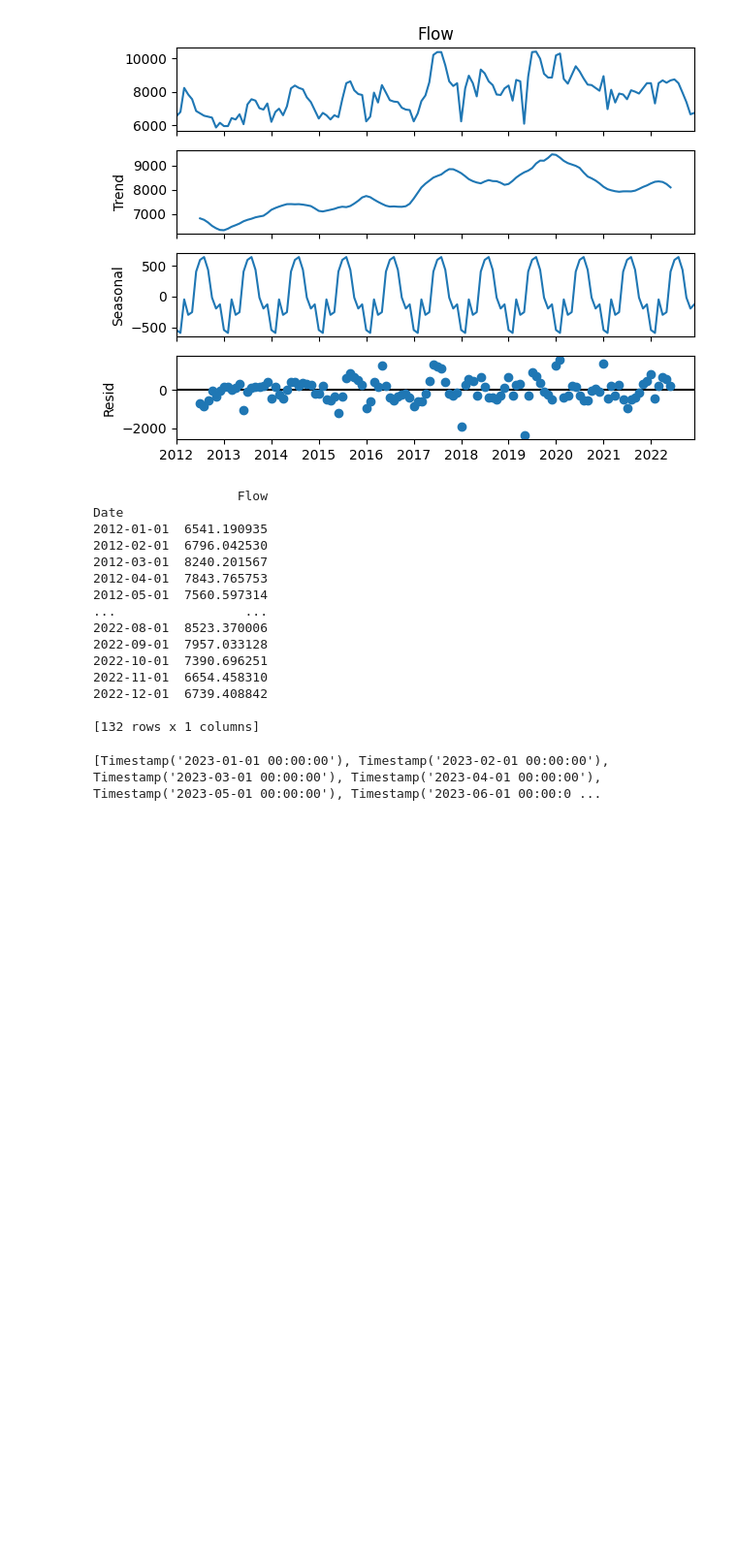
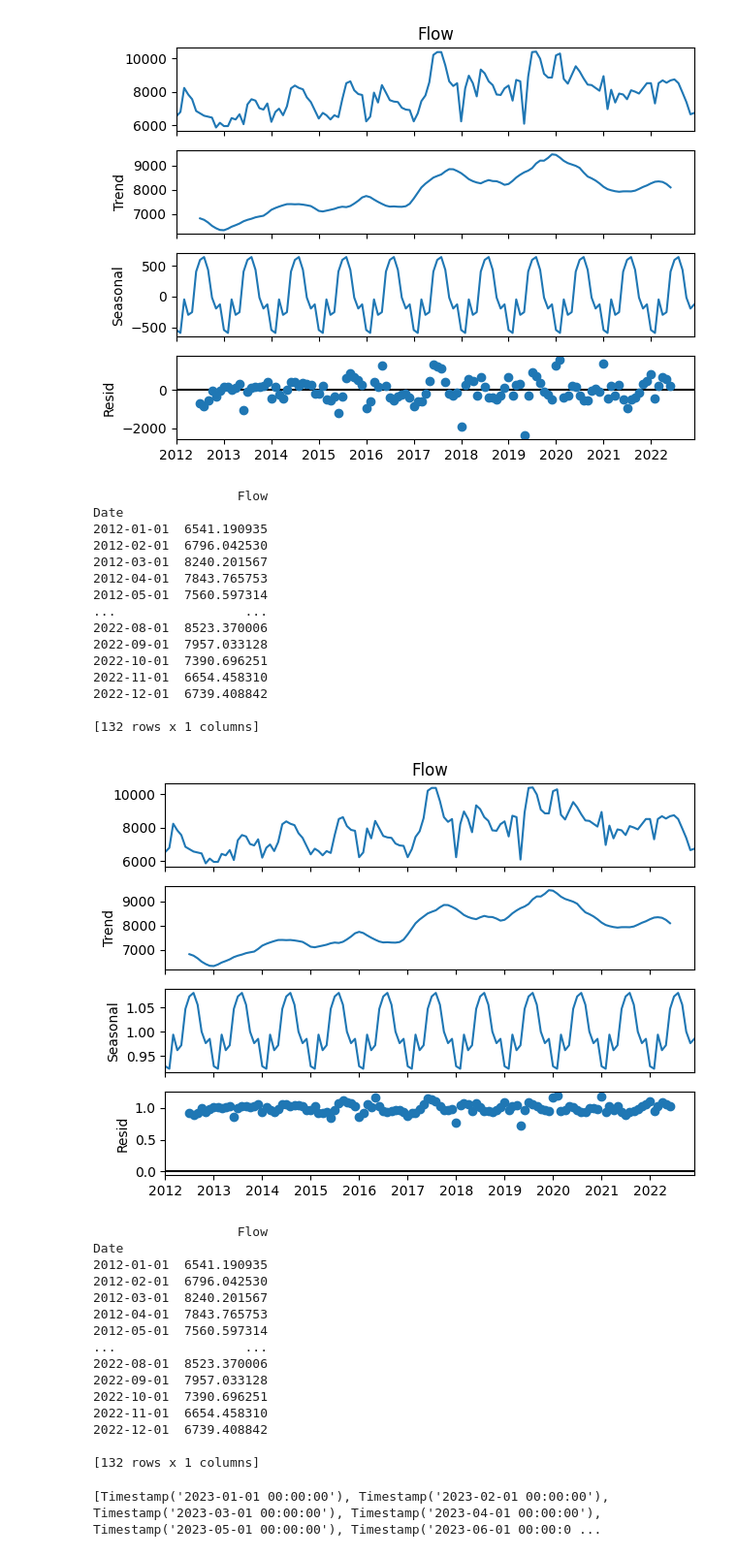
Before and after one commit to zihan-j-zhao/mcm-lake-models, a Jupyter notebook: water_inflow.ipynb, the cells around one changed output. Shown at 97% size. Drawn from its saved outputs; the diff is of its cells as text; code cells hidden in the pictures; blank space fills up the shorter version.

```diff
--- a/water_inflow.ipynb
+++ b/water_inflow.ipynb
@@ -78,6 +78,57 @@ Date
 2022-12-01  6739.408842
 
 [132 rows x 1 columns]
+# %%
+
+data = {
+    "Month": ["Jan", "Feb", "Mar", "Apr", "May", "Jun", "Jul", "Aug", "Sep", "Oct", "Nov", "Dec"],
+    "Year1": [6541.190935, 6796.04253, 8240.201567, 7843.765753,	7560.597314, 6852.676217, 6711.091998, 6569.507779,	6512.874091, 6456.240403, 5861.586682, 6144.755121],
+    "Year2": [5946.537213, 5946.537213, 6427.923559, 6342.973028, 6654.45831, 6059.804589, 7249.112032, 7560.597314, 7475.646783, 7022.577281, 6937.626749, 7305.745719],
+    "Year3": [6201.388808, 6796.04253, 6994.260437, 6597.824623, 7135.844656, 8211.884723, 8381.785787, 8240.201567, 8155.251036, 7673.86469, 7390.696251, 6909.309905],
+    "Year4": [6399.606715, 6739.408842, 6597.824623, 6342.973028, 6597.824623, 6484.557247, 7560.597314, 8523.370006, 8636.637381, 8098.617348, 7872.082597, 7815.448909],
+    "Year5": [6229.705652, 6512.874091, 7957.033128, 7362.379407, 8410.10263, 7957.033128, 7503.963626, 7419.013095, 7390.696251, 7050.894125, 6937.626749, 6909.309905],
+    "Year6": [6229.705652, 6711.091998, 7447.329939, 7787.132065, 8580.003694, 10222.38064, 10392.2817, 10392.2817, 9599.410073, 8636.637381, 8353.468943, 8523.370006],
+    "Year7": [6229.705652, 8211.884723, 8976.439508, 8523.370006, 7730.498377, 9344.558478, 9118.023727, 8636.637381, 8410.10263, 7843.765753, 7815.448909, 8211.884723],
+    "Year8": [8381.785787, 7475.646783, 8721.587913, 8636.637381, 6088.121433, 8919.80582, 10392.2817, 10420.59855, 9995.845887, 9089.706883, 8863.172132, 8863.172132],
+    "Year9": [10194.06379, 10307.33117, 8778.221601, 8495.053162, 9004.756352, 9542.776385, 9231.291103, 8806.538445, 8438.419474, 8410.10263, 8240.201567, 8070.300504],
+    "Year10": [8948.122664, 6965.943593, 8126.934192, 7362.379407, 7900.399441, 7843.765753, 7560.597314, 8098.617348, 8013.666816, 7900.399441, 8211.884723, 8523.370006],
+    "Year11": [8523.370006, 7305.745719, 8523.370006, 8693.271069, 8551.68685, 8693.271069, 8749.904757, 8523.370006, 7957.033128, 7390.696251, 6654.45831, 6739.408842],
+}
+df = pd.DataFrame(data)
+
+
+df_melt = df.melt(id_vars=["Month"], var_name="Year", value_name="Flow")
+df_melt['Date'] = df_melt['Year'].str.extract('(\d+)').astype(int) + 2011
+df_melt['Date'] = df_melt['Date'].astype(str) + '-' + df_melt['Month']
+df_melt['Date'] = pd.to_datetime(df_melt['Date'], format='%Y-%b')
+
+df_melt.set_index('Date', inplace=True)
+df_melt.drop(columns=['Month', 'Year'], inplace=True)
+
+df_melt.sort_index(inplace=True)
+
+result = seasonal_decompose(df_melt['Flow'], model='multiplicative', period=12)
+
+result.plot()
+plt.show()
+print(df_melt)
+# %% [output]
+[figure, added]
+                   Flow
+Date
+2012-01-01  6541.190935
+2012-02-01  6796.042530
+2012-03-01  8240.201567
+2012-04-01  7843.765753
+2012-05-01  7560.597314
+...                 ...
+2022-08-01  8523.370006
+2022-09-01  7957.033128
+2022-10-01  7390.696251
+2022-11-01  6654.458310
+2022-12-01  6739.408842
+
+[132 rows x 1 columns]
 # %%
 p, d, q = 1, 1, 1
 P, D, Q, S = 1, 1, 1, 12
```
Also changed, not shown: 22 other files.
